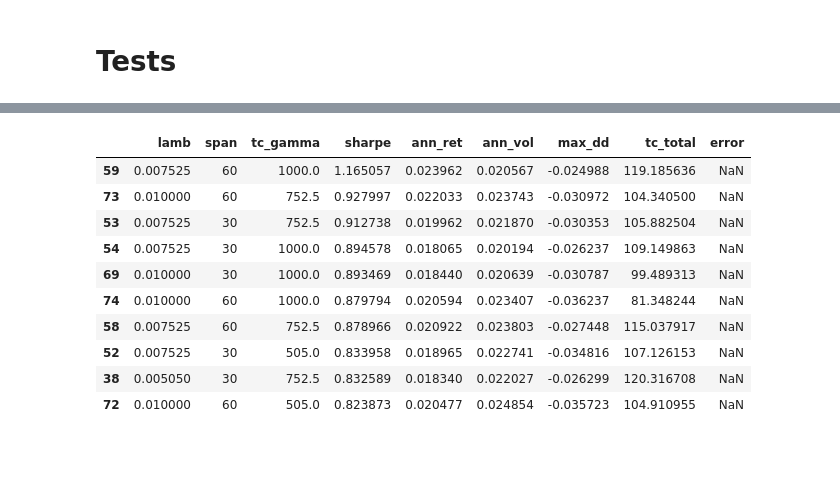
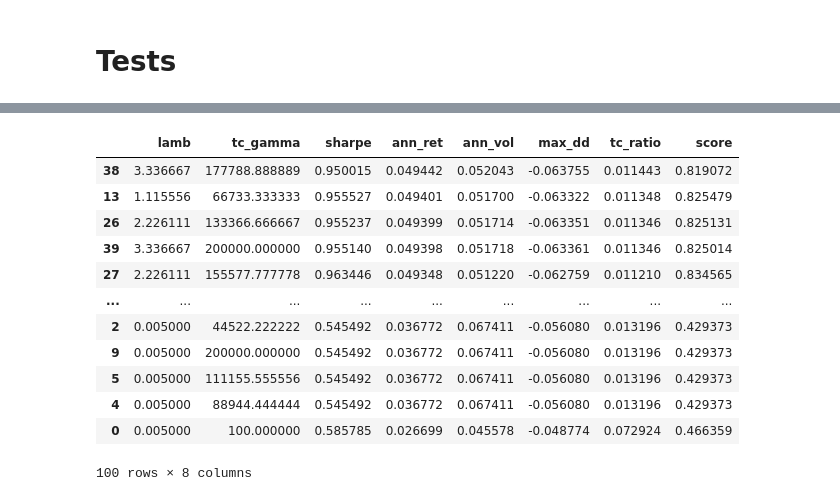
Before and after one commit to pradosth0/Markowitz_based_portfolio_allocation, a Jupyter notebook: pf_V2.ipynb, the cells around one changed output, grey strips where cells are left out. Saved outputs shown, nothing was run; the diff lists cells and outputs as text; code cells hidden in the pictures; blank space fills up the shorter version.

```diff
--- a/pf_V2.ipynb
+++ b/pf_V2.ipynb
@@ -620,3 +620,10 @@ print(long[long["type"] == "spread_country"]["carry_bp_equiv"].nunique())
 # Attendu : ~1750 (autant que les bonds)
 # %% [output]
 25505
+# %%
+LIQUID_TYPES = {"bond", "spread_country", "spread_curve"}
+LIQUID_TYPES = {"bond"}
+
+long = long[long["type"].isin(LIQUID_TYPES)].copy()
+print(f"Univers liquide : {long['product'].nunique()} produits "
+      f"| {long['type'].value_counts().to_dict()}")
@@ -1295,10 +1357,10 @@ class Portfolio:
 # %%
-date = "2022-04-01"
+date = "2021-01-01"
 
 
-pf = Portfolio(long, date, benchmark="ew", long_only=False,lamb=1, tc_gamma=0.1 )
+pf = Portfolio(long, date, benchmark="ew", long_only=True,lamb=1, tc_gamma=0.1 )
 #print(pf.returns)
-w = pf.processtime()
+w = pf.process()
 #print(pf.mean_returns)
 print(w)
 # %% [output]
@@ -1752,14 +1874,13 @@ end_date   = "2025-06-10"
 
 tspf = TimeSeriesPortfolio(
     data=long,
-    start_date="2021-01-01",
+    start_date="2023-01-01",
     end_date="2025-06-10",
     rebalance_freq="ME",
     dv01_ref=dv01_ref,
     long_only=True,
-    lamb=0.008, # 0.45
-    span=60, # 15
-    tc_gamma=1000  #140000 intensité des coûts dans l’optimisation
+    lamb=2, # 0.2
+    tc_gamma=15000 #12000 intensité des coûts dans l’optimisation
     #initial_weights= df_weights["weight"]
 )
 
@@ -1879,18 +2000,19 @@ df_results = pd.DataFrame(results)#.sort_values("sharpe", ascending=False)
 # %%
-df_results = pd.DataFrame(results).sort_values("sharpe", ascending=False)
-df_results.head(10)
+df.sort_values("ann_ret", ascending=False)
 # %% [output]
-|  | lamb | span | tc_gamma | sharpe | ann_ret | ann_vol | max_dd | tc_total | error |
-| 59 | 0.007525 | 60 | 1000.0 | 1.165057 | 0.023962 | 0.020567 | -0.024988 | 119.185636 | NaN |
-| 73 | 0.010000 | 60 | 752.5 | 0.927997 | 0.022033 | 0.023743 | -0.030972 | 104.340500 | NaN |
-| 53 | 0.007525 | 30 | 752.5 | 0.912738 | 0.019962 | 0.021870 | -0.030353 | 105.882504 | NaN |
-| 54 | 0.007525 | 30 | 1000.0 | 0.894578 | 0.018065 | 0.020194 | -0.026237 | 109.149863 | NaN |
-| 69 | 0.010000 | 30 | 1000.0 | 0.893469 | 0.018440 | 0.020639 | -0.030787 | 99.489313 | NaN |
-| 74 | 0.010000 | 60 | 1000.0 | 0.879794 | 0.020594 | 0.023407 | -0.036237 | 81.348244 | NaN |
-| 58 | 0.007525 | 60 | 752.5 | 0.878966 | 0.020922 | 0.023803 | -0.027448 | 115.037917 | NaN |
-| 52 | 0.007525 | 30 | 505.0 | 0.833958 | 0.018965 | 0.022741 | -0.034816 | 107.126153 | NaN |
-| 38 | 0.005050 | 30 | 752.5 | 0.832589 | 0.018340 | 0.022027 | -0.026299 | 120.316708 | NaN |
-| 72 | 0.010000 | 60 | 505.0 | 0.823873 | 0.020477 | 0.024854 | -0.035723 | 104.910955 | NaN |
+|  | lamb | tc_gamma | sharpe | ann_ret | ann_vol | max_dd | tc_ratio | score |
+| 38 | 3.336667 | 177788.888889 | 0.950015 | 0.049442 | 0.052043 | -0.063755 | 0.011443 | 0.819072 |
+| 13 | 1.115556 | 66733.333333 | 0.955527 | 0.049401 | 0.051700 | -0.063322 | 0.011348 | 0.825479 |
+| 26 | 2.226111 | 133366.666667 | 0.955237 | 0.049399 | 0.051714 | -0.063351 | 0.011346 | 0.825131 |
+| 39 | 3.336667 | 200000.000000 | 0.955140 | 0.049398 | 0.051718 | -0.063361 | 0.011346 | 0.825014 |
+| 27 | 2.226111 | 155577.777778 | 0.963446 | 0.049348 | 0.051220 | -0.062759 | 0.011210 | 0.834565 |
+| ... | ... | ... | ... | ... | ... | ... | ... | ... |
+| 2 | 0.005000 | 44522.222222 | 0.545492 | 0.036772 | 0.067411 | -0.056080 | 0.013196 | 0.429373 |
+| 9 | 0.005000 | 200000.000000 | 0.545492 | 0.036772 | 0.067411 | -0.056080 | 0.013196 | 0.429373 |
+| 5 | 0.005000 | 111155.555556 | 0.545492 | 0.036772 | 0.067411 | -0.056080 | 0.013196 | 0.429373 |
+| 4 | 0.005000 | 88944.444444 | 0.545492 | 0.036772 | 0.067411 | -0.056080 | 0.013196 | 0.429373 |
+| 0 | 0.005000 | 100.000000 | 0.585785 | 0.026699 | 0.045578 | -0.048774 | 0.072924 | 0.466359 |
+100 rows × 8 columns
 # %%
 df_results = pd.DataFrame(results).sort_values("ann_ret", ascending=False)
 df_results.head()
```
Also changed, not shown: parts of 9 cells of this notebook.
